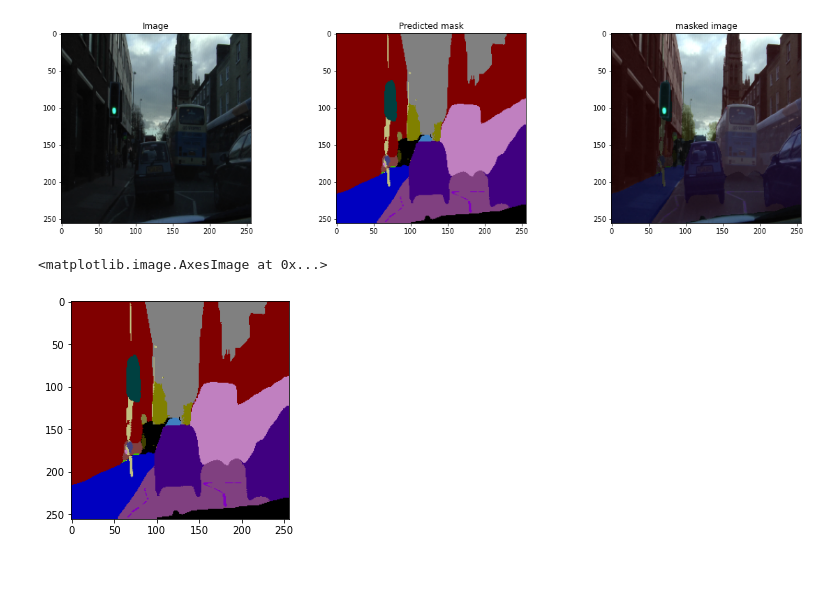
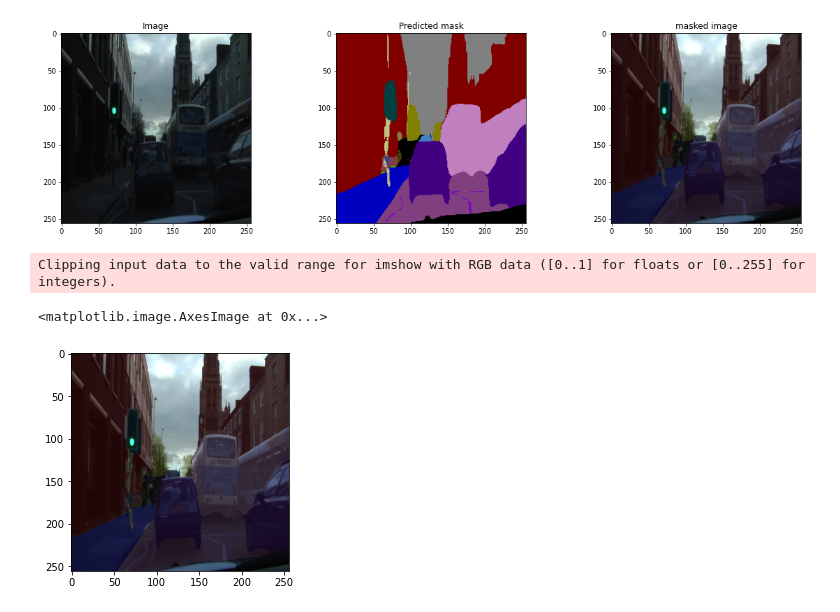
Before and after one commit to Shehab-Mahmoud/image_segmentation_graduation_project_iti, a Jupyter notebook: Test.ipynb, the cells around one changed output. Drawn from its saved outputs; the diff is of its cells as text; code cells hidden in the pictures; blank space fills up the shorter version.

```diff
--- a/Test.ipynb
+++ b/Test.ipynb
@@ -10,13 +10,14 @@ import os
 from utils import predict_visualize
 PATH = "D:\iti\SelfStudy\Semantic_segmentation\Semantic_Segmentation_Models\CamVid"
 im = os.path.join(PATH,"train\\0001TP_006690.png")
-pred,image = predict_visualize(im,model,alpha = 0.2,plot = True)
+pred,image,vis = predict_visualize(im,model,alpha = 0.2,plot = True)
 # %% [output]
 Clipping input data to the valid range for imshow with RGB data ([0..1] for floats or [0..255] for integers).
 [figure]
 # %%
 import matplotlib.pyplot as plt
-plt.imshow(pred)
+plt.imshow(vis)
 # %% [output]
-<matplotlib.image.AxesImage at 0x...>
+Clipping input data to the valid range for imshow with RGB data ([0..1] for floats or [0..255] for integers).
+<matplotlib.image.AxesImage at 0x...>
-[figure, old version]
+[figure, new version]
```
